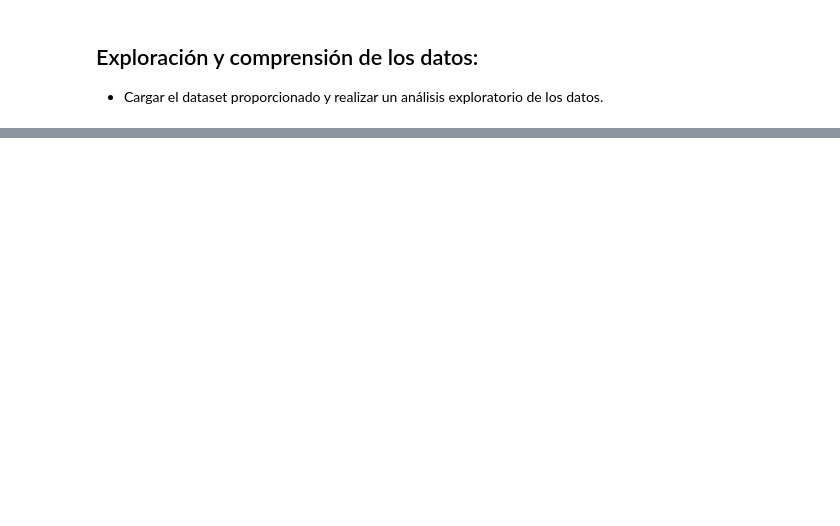
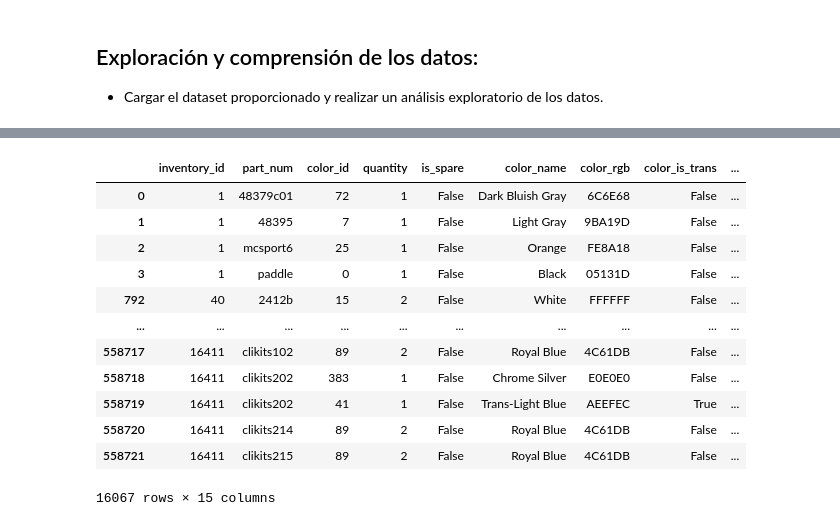
Before and after one commit to gonzafernan/ceia-andd, a Jupyter notebook: lego.ipynb, the cells around one changed output, grey strips where cells are left out. Cells and saved outputs as stored; diff of their text form; code cells hidden in the pictures; blank space fills up the shorter version.

Commit message:
Add first dataframe composition approach

```diff
--- a/lego.ipynb
+++ b/lego.ipynb
@@ -29,0 +145,3 @@ inventory_sets_df.head()
+# %%
+new_df["year_binned"] = pd.cut(new_df["year"], bins=10)
+new_df.head()
@@ -29,0 +155,16 @@ inventory_sets_df.head()
+# %%
+new_df.query("year == 2004")
+# %% [output]
+|  | inventory_id | part_num | color_id | quantity | is_spare | color_name | color_rgb | color_is_trans | ... |
+| 0 | 1 | 48379c01 | 72 | 1 | False | Dark Bluish Gray | 6C6E68 | False | ... |
+| 1 | 1 | 48395 | 7 | 1 | False | Light Gray | 9BA19D | False | ... |
+| 2 | 1 | mcsport6 | 25 | 1 | False | Orange | FE8A18 | False | ... |
+| 3 | 1 | paddle | 0 | 1 | False | Black | 05131D | False | ... |
+| 792 | 40 | 2412b | 15 | 2 | False | White | FFFFFF | False | ... |
+| ... | ... | ... | ... | ... | ... | ... | ... | ... | ... |
+| 558717 | 16411 | clikits102 | 89 | 2 | False | Royal Blue | 4C61DB | False | ... |
+| 558718 | 16411 | clikits202 | 383 | 1 | False | Chrome Silver | E0E0E0 | False | ... |
+| 558719 | 16411 | clikits202 | 41 | 1 | False | Trans-Light Blue | AEEFEC | True | ... |
+| 558720 | 16411 | clikits214 | 89 | 2 | False | Royal Blue | 4C61DB | False | ... |
+| 558721 | 16411 | clikits215 | 89 | 2 | False | Royal Blue | 4C61DB | False | ... |
+16067 rows × 15 columns
```
Also changed, not shown: parts of 29 cells of this notebook.
